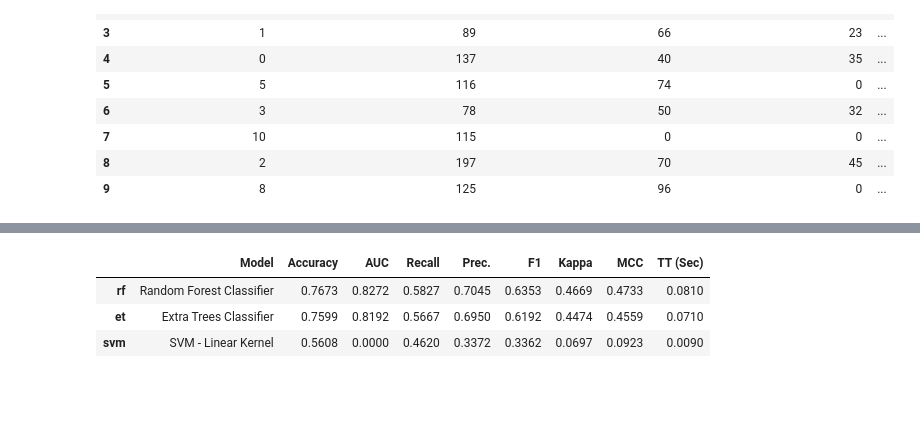
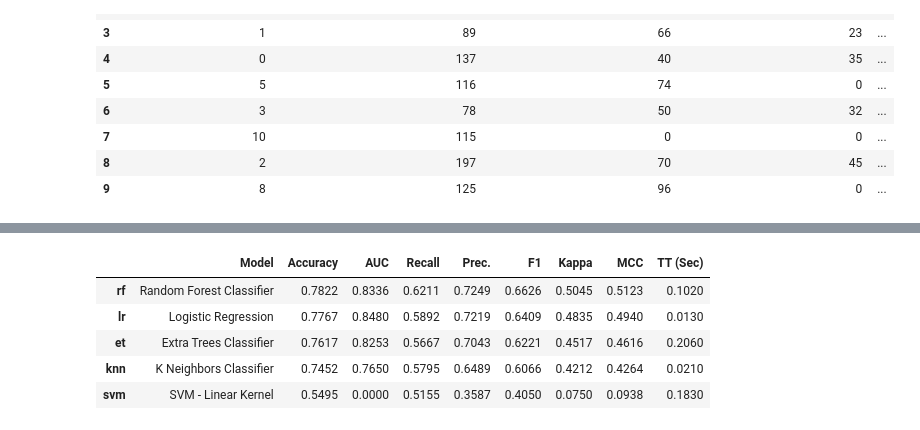
Before and after one commit to sanchitlogger/CU, a Jupyter notebook: Semister-1/DT/exp6.ipynb, the cells around one changed output, grey strips where cells are left out. Saved outputs shown, nothing was run; the diff lists cells and outputs as text; code cells hidden in the pictures; blank space fills up the shorter version.

```diff
--- a/Semister-1/DT/exp6.ipynb
+++ b/Semister-1/DT/exp6.ipynb
@@ -233,10 +348,12 @@ newPredictions2
 # %%
-best = compare_models(['rf','et','svm'])
+best = compare_models(['rf','et','svm','knn','lr'])
 # %% [output]
 [interactive output not drawn]
 |  | Model | Accuracy | AUC | Recall | Prec. | F1 | Kappa | MCC | TT (Sec) |
-| rf | Random Forest Classifier | 0.7673 | 0.8272 | 0.5827 | 0.7045 | 0.6353 | 0.4669 | 0.4733 | 0.0810 |
-| et | Extra Trees Classifier | 0.7599 | 0.8192 | 0.5667 | 0.6950 | 0.6192 | 0.4474 | 0.4559 | 0.0710 |
-| svm | SVM - Linear Kernel | 0.5608 | 0.0000 | 0.4620 | 0.3372 | 0.3362 | 0.0697 | 0.0923 | 0.0090 |
+| rf | Random Forest Classifier | 0.7822 | 0.8336 | 0.6211 | 0.7249 | 0.6626 | 0.5045 | 0.5123 | 0.1020 |
+| lr | Logistic Regression | 0.7767 | 0.8480 | 0.5892 | 0.7219 | 0.6409 | 0.4835 | 0.4940 | 0.0130 |
+| et | Extra Trees Classifier | 0.7617 | 0.8253 | 0.5667 | 0.7043 | 0.6221 | 0.4517 | 0.4616 | 0.2060 |
+| knn | K Neighbors Classifier | 0.7452 | 0.7650 | 0.5795 | 0.6489 | 0.6066 | 0.4212 | 0.4264 | 0.0210 |
+| svm | SVM - Linear Kernel | 0.5495 | 0.0000 | 0.5155 | 0.3587 | 0.4050 | 0.0750 | 0.0938 | 0.1830 |
 [interactive output not drawn]
 # %%
```
Also changed, not shown: parts of 13 cells of this notebook, 1 other file.
